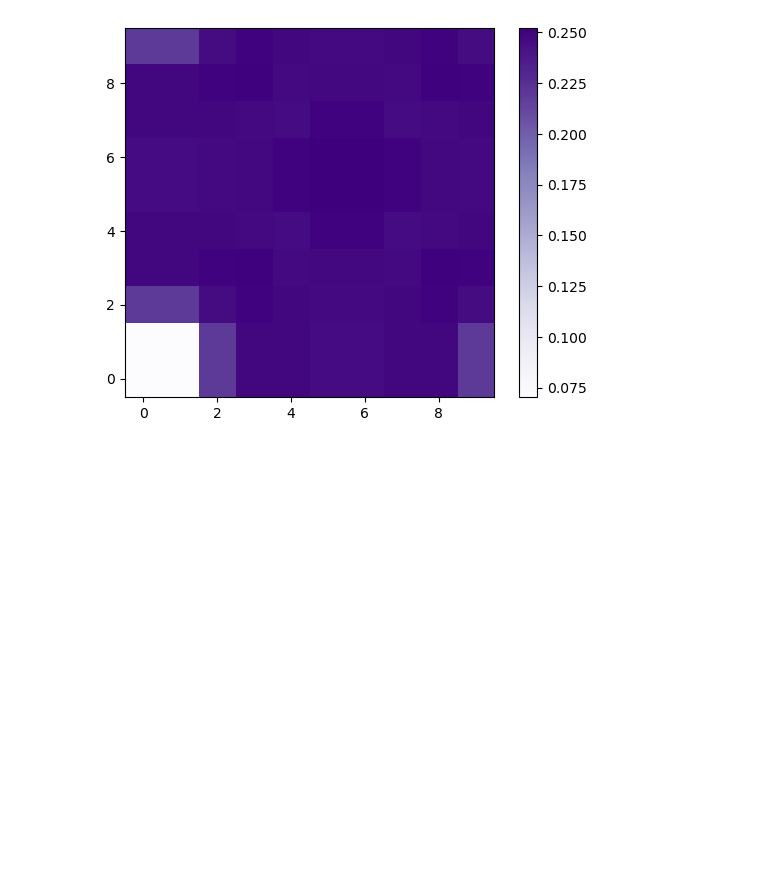
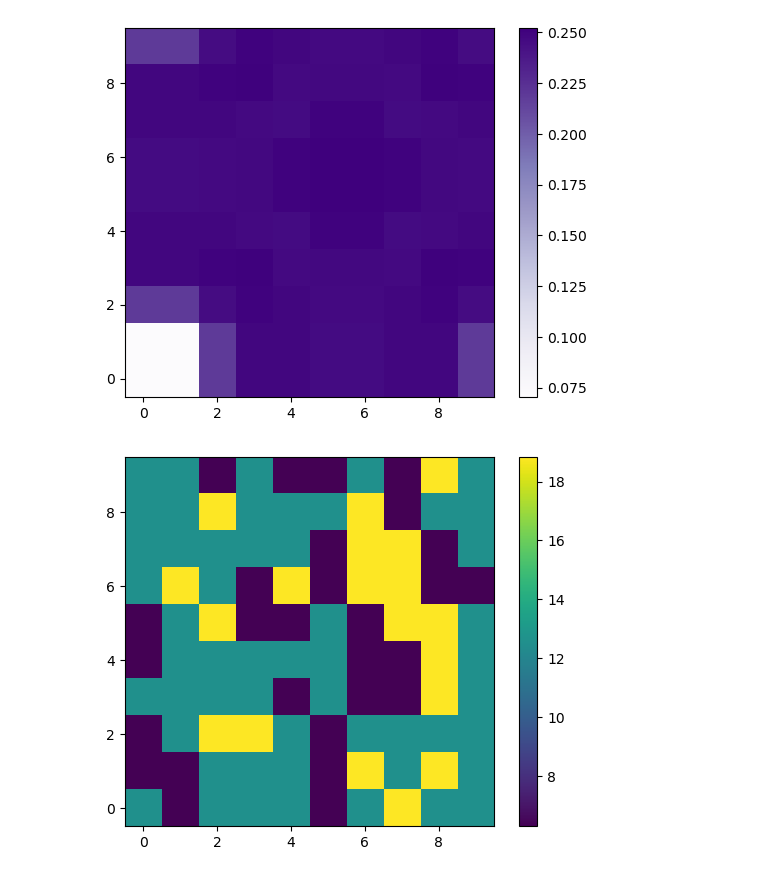
Before and after one commit to j-curtis/QMC_XY_rotor, a Jupyter notebook: testing.ipynb, the cells around one changed output. Cells and saved outputs as stored; diff of their text form; code cells hidden in the pictures; blank space fills up the shorter version.

```diff
--- a/testing.ipynb
+++ b/testing.ipynb
@@ -94,0 +104,21 @@ for i in ts:
+# %%
+EJ = 1.
+EC = 0.01
+T = 0.1
+L = 10
+M = 10
+
+nburn = 10000
+nsample = 1
+nstep = 1
+sim = qmc.QMC(EJ,EC,T,L,M)
+sim.set_sampling(nburn,nsample,nstep)
+
+sim.burn()
+sim.sample()
+# %%
+plt.imshow(sim.vort_samples[...,0,0],origin='lower')
+plt.colorbar()
+plt.show()
+# %% [output]
+[figure, added]
```
Also changed, not shown: parts of 1 cell of this notebook, 1 other file.
